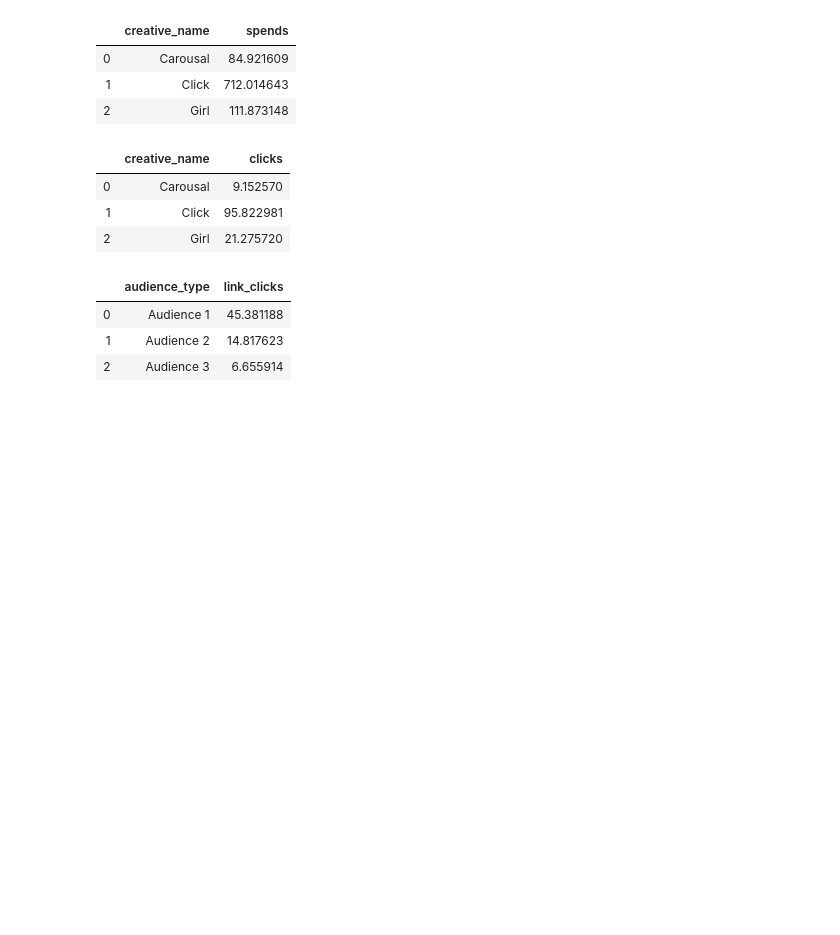
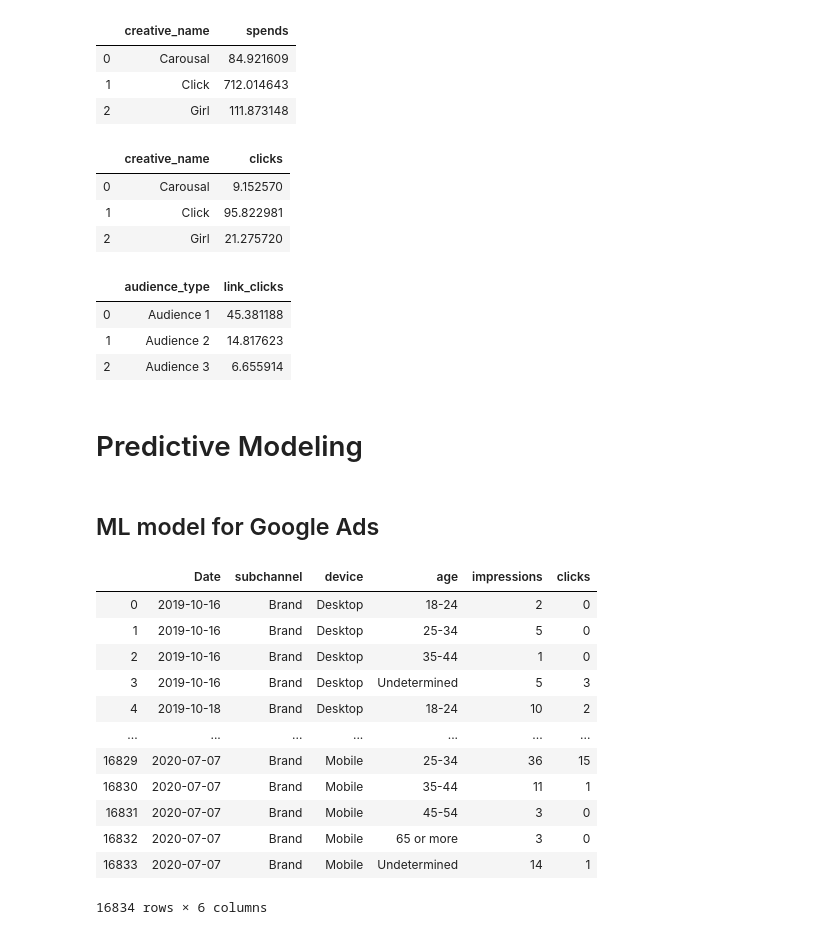
Before and after one commit to rohit-kulkarni247/merkle-sokrati-task, a Jupyter notebook: analysis1.ipynb, the cells around one changed output. Drawn from its saved outputs; the diff is of its cells as text; code cells hidden in the pictures; blank space fills up the shorter version.

```diff
--- a/analysis1.ipynb
+++ b/analysis1.ipynb
@@ -420,3 +424,25 @@ fb_df.groupby('audience_type').mean()['link_clicks'].reset_index()
 | 0 | Audience 1 | 45.381188 |
 | 1 | Audience 2 | 14.817623 |
 | 2 | Audience 3 | 6.655914 |
+# %% [markdown]
+# Predictive Modeling
+# %% [markdown]
+## ML model for Google Ads
+# %%
+# feature selection
+google_df = df[['Date', 'subchannel', 'device', 'age', 'impressions', 'clicks']]
+google_df
+# %% [output]
+|  | Date | subchannel | device | age | impressions | clicks |
+| 0 | 2019-10-16 | Brand | Desktop | 18-24 | 2 | 0 |
+| 1 | 2019-10-16 | Brand | Desktop | 25-34 | 5 | 0 |
+| 2 | 2019-10-16 | Brand | Desktop | 35-44 | 1 | 0 |
+| 3 | 2019-10-16 | Brand | Desktop | Undetermined | 5 | 3 |
+| 4 | 2019-10-18 | Brand | Desktop | 18-24 | 10 | 2 |
+| ... | ... | ... | ... | ... | ... | ... |
+| 16829 | 2020-07-07 | Brand | Mobile | 25-34 | 36 | 15 |
+| 16830 | 2020-07-07 | Brand | Mobile | 35-44 | 11 | 1 |
+| 16831 | 2020-07-07 | Brand | Mobile | 45-54 | 3 | 0 |
+| 16832 | 2020-07-07 | Brand | Mobile | 65 or more | 3 | 0 |
+| 16833 | 2020-07-07 | Brand | Mobile | Undetermined | 14 | 1 |
+16834 rows × 6 columns
```
Also changed, not shown: parts of 9 cells of this notebook.
